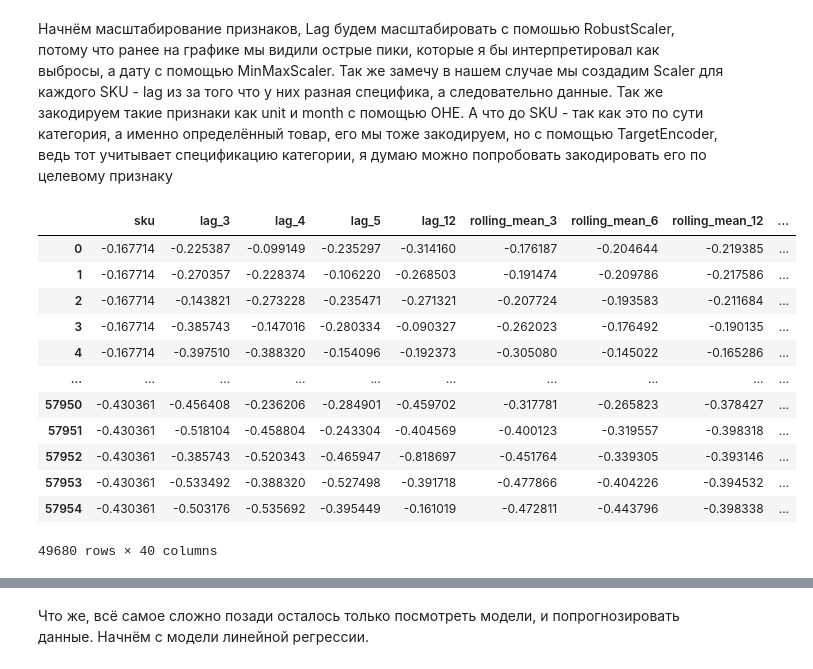
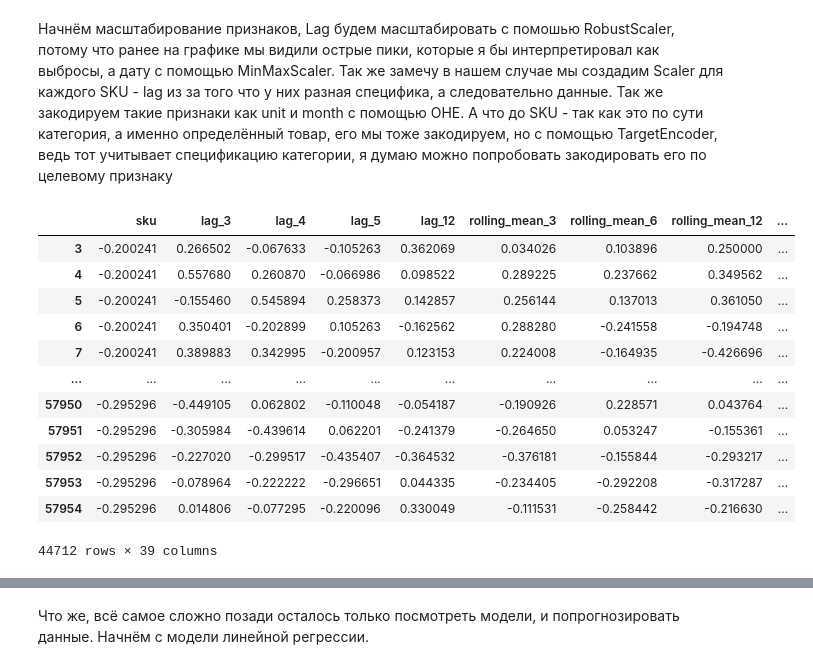
Before and after one commit to HEYDA4HNK/mamo-2026, a Jupyter notebook: Notebook.ipynb, the cells around one changed output, grey strips where cells are left out. Drawn from its saved outputs; the diff is of its cells as text; code cells hidden in the pictures.

```diff
--- a/Notebook.ipynb
+++ b/Notebook.ipynb
@@ -149,8 +149,6 @@ plt.plot((dataForGraphicMin["years"] - 2019) * 12 + dataForGraphicMin["month"],
 Так же думаю месяц можно будет представить в виде OHE, так как мы видим месяцов в разные года, так что вполне считаю в будущем можно будет года масштабировать с помощью MinMaxScaler, а месяцы с помощью OHE
 # %%
 transformedTrainData.loc[transformedTrainData['resultValue'] < 0, 'resultValue'] = 0
-
-transformedTrainData['resultValue'] = np.log(transformedTrainData['resultValue'] + 1)
 transformedTrainData
 # %% [output]
 |  | sku | unit | resultValue | years | month |
@@ -355,10 +353,18 @@ seasonedData.head(12)
 # %%
-def add_all_info_rows(dataFrame, lags_values, rolling_windows):
+def convert_result_value(dataFrame, diff):
     df = dataFrame.copy()
+    df['resultValue'] = df.groupby('sku')['resultValue'].diff(diff)
+    df = df.dropna()
+    return df
+
+def add_all_info_rows(dataFrame,lags_values, rolling_windows):
+    df = dataFrame.copy()
+    df = convert_result_value(df, lags_values[0])
     dataWithLags, lags = add_lags(df, lags_values)
     rollingData, rolling_means = add_rolling_mean(dataWithLags, f'lag_{lags_values[0]}', rolling_windows)
     rollingData, rolling_std = add_rolling_std(rollingData, f'lag_{lags_values[0]}', rolling_windows)
-    seasonedData, season_col = add_season_ratio(rollingData, f'lag_{lags_values[0]}')
-    seasonedData, season_dev_col = add_season_deviation(seasonedData, f'lag_{lags_values[0]}')
-
-    return (seasonedData, lags + rolling_means + rolling_std + season_dev_col, season_col)
+    seasonedData, season_dev_col = add_season_deviation(rollingData, f'lag_{lags_values[0]}')
+    seasonedData = seasonedData.dropna()
+    return (seasonedData, lags + rolling_means + rolling_std + season_dev_col, [])
+allTransform, allCols, all_freCols = add_all_info_rows(transformedTrainData, [3, 4, 5, 12], [3, 6, 12])
+allTransform
@@ -452,7 +471,8 @@ X_train, X_test, y_train, y_test
 learnTrain = X_train.copy()
 learnTrain['resultValue'] = y_train
 paramsTrain, cols, free_cols = add_all_info_rows(learnTrain, lags_3, windows_3)
+diff_y_train = paramsTrain['resultValue']
 X_train_params = paramsTrain.drop('resultValue', axis=1)
-paramsTrain
+display(paramsTrain)
 # %% [output]
 |  | sku | unit | years | month | resultValue | lag_3 | lag_4 | lag_5 | lag_12 | rolling_mean_3 | ... |
@@ -597,43 +625,43 @@ def scale_data(dataFrame, scaledColumns, freeColumns, yearsScaler, paramScaler,
         paramScaler.transform(
             encoded_data[['sku']].join(
                 dataFrame[scaledColumns]
             )
         ), index = dataFrame.index,
         columns = ['sku'] + scaledColumns)
     resultDataFrame = scaledParam.join(encoded_data.drop('sku', axis=1)).join(encodedMonthDF).join(scaledDate).join(dataFrame[freeColumns])
     return resultDataFrame
 
 def encode_data(dataFrame, unitEncoder, skuEncoder):
     encodedSku = pd.DataFrame(skuEncoder.transform(dataFrame[['sku']].astype(str)), index = dataFrame.index, columns = ['sku'])
     encodedUnit = unitEncoder.transform(dataFrame[['unit']]).toarray()
     encodedUnitDF = pd.DataFrame(encodedUnit, index = dataFrame.index, columns = unitEncoder.get_feature_names_out(input_features=dataFrame[['unit']].columns))
     return encodedSku.join(encodedUnitDF)
 
 yearsScaler = MinMaxScaler()
 yearsScaler.fit(X_train_params[['years']])
 monthEncoder = OneHotEncoder()
 monthEncoder.fit(X_train_params[['month']])
 unitEncoder = OneHotEncoder()
 unitEncoder.fit(X_train_params[['unit']])
 skuEncoder = TargetEncoder()
-skuEncoder.fit(X_train_params[['sku']].astype(str), y_train)
+skuEncoder.fit(X_train_params[['sku']].astype(str), diff_y_train)
 transformed = skuEncoder.transform(X_train_params[['sku']].astype(str))
 scaler = RobustScaler()
 scaler.fit(pd.DataFrame(transformed, columns = ['sku']).join(X_train_params[cols]))
 
 scaled_X_train = scale_data(X_train_params, cols, free_cols, yearsScaler, scaler, monthEncoder, unitEncoder, skuEncoder)
 scaled_X_train
 # %% [output]
 |  | sku | lag_3 | lag_4 | lag_5 | lag_12 | rolling_mean_3 | rolling_mean_6 | rolling_mean_12 | ... |
-| 0 | -0.167714 | -0.225387 | -0.099149 | -0.235297 | -0.314160 | -0.176187 | -0.204644 | -0.219385 | ... |
-| 1 | -0.167714 | -0.270357 | -0.228374 | -0.106220 | -0.268503 | -0.191474 | -0.209786 | -0.217586 | ... |
-| 2 | -0.167714 | -0.143821 | -0.273228 | -0.235471 | -0.271321 | -0.207724 | -0.193583 | -0.211684 | ... |
-| 3 | -0.167714 | -0.385743 | -0.147016 | -0.280334 | -0.090327 | -0.262023 | -0.176492 | -0.190135 | ... |
-| 4 | -0.167714 | -0.397510 | -0.388320 | -0.154096 | -0.192373 | -0.305080 | -0.145022 | -0.165286 | ... |
+| 3 | -0.200241 | 0.266502 | -0.067633 | -0.105263 | 0.362069 | 0.034026 | 0.103896 | 0.250000 | ... |
+| 4 | -0.200241 | 0.557680 | 0.260870 | -0.066986 | 0.098522 | 0.289225 | 0.237662 | 0.349562 | ... |
+| 5 | -0.200241 | -0.155460 | 0.545894 | 0.258373 | 0.142857 | 0.256144 | 0.137013 | 0.361050 | ... |
+| 6 | -0.200241 | 0.350401 | -0.202899 | 0.105263 | -0.162562 | 0.288280 | -0.241558 | -0.194748 | ... |
+| 7 | -0.200241 | 0.389883 | 0.342995 | -0.200957 | 0.123153 | 0.224008 | -0.164935 | -0.426696 | ... |
 | ... | ... | ... | ... | ... | ... | ... | ... | ... | ... |
-| 57950 | -0.430361 | -0.456408 | -0.236206 | -0.284901 | -0.459702 | -0.317781 | -0.265823 | -0.378427 | ... |
-| 57951 | -0.430361 | -0.518104 | -0.458804 | -0.243304 | -0.404569 | -0.400123 | -0.319557 | -0.398318 | ... |
-| 57952 | -0.430361 | -0.385743 | -0.520343 | -0.465947 | -0.818697 | -0.451764 | -0.339305 | -0.393146 | ... |
-| 57953 | -0.430361 | -0.533492 | -0.388320 | -0.527498 | -0.391718 | -0.477866 | -0.404226 | -0.394532 | ... |
-| 57954 | -0.430361 | -0.503176 | -0.535692 | -0.395449 | -0.161019 | -0.472811 | -0.443796 | -0.398338 | ... |
+| 57950 | -0.295296 | -0.449105 | 0.062802 | -0.110048 | -0.054187 | -0.190926 | 0.228571 | 0.043764 | ... |
+| 57951 | -0.295296 | -0.305984 | -0.439614 | 0.062201 | -0.241379 | -0.264650 | 0.053247 | -0.155361 | ... |
+| 57952 | -0.295296 | -0.227020 | -0.299517 | -0.435407 | -0.364532 | -0.376181 | -0.155844 | -0.293217 | ... |
+| 57953 | -0.295296 | -0.078964 | -0.222222 | -0.296651 | 0.044335 | -0.234405 | -0.292208 | -0.317287 | ... |
+| 57954 | -0.295296 | 0.014806 | -0.077295 | -0.220096 | 0.330049 | -0.111531 | -0.258442 | -0.216630 | ... |
-49680 rows × 40 columns
+44712 rows × 39 columns
```
Also changed, not shown: parts of 46 cells of this notebook, 2 other files.
